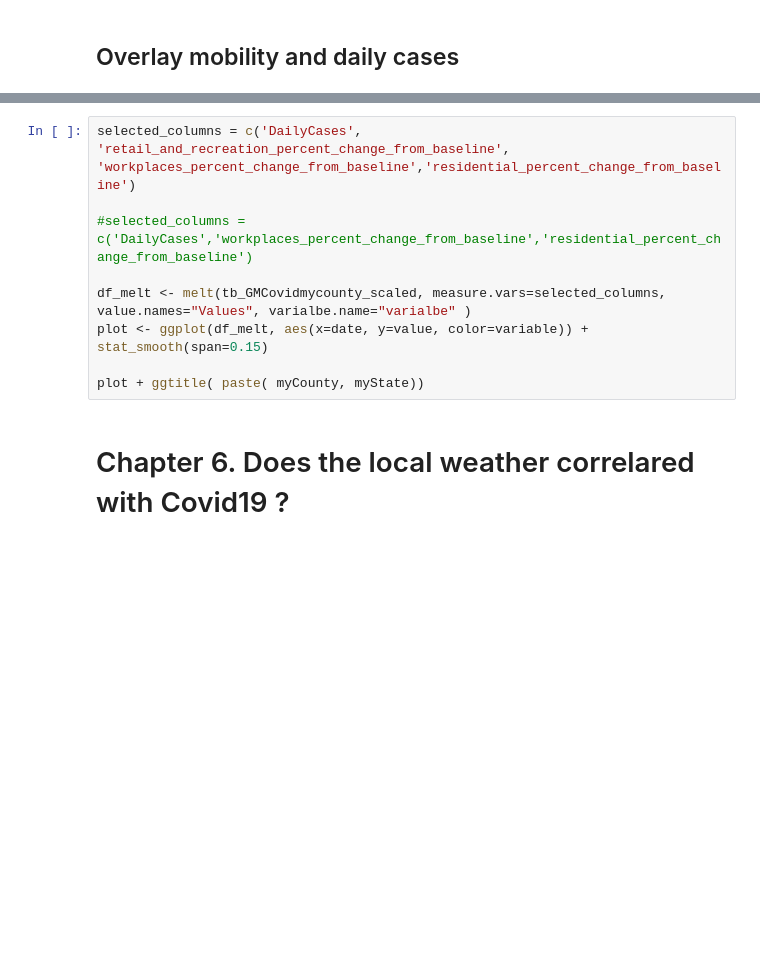
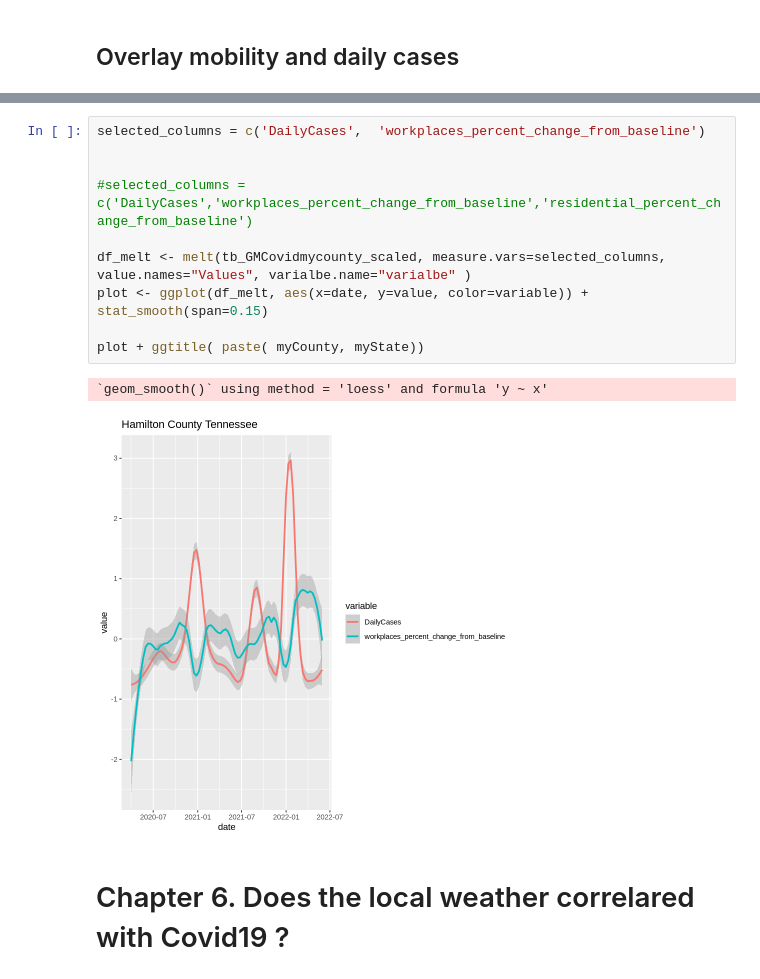
Before and after one commit to hongqin/R_COVID19_student_bootcamp2022June, a Jupyter notebook: R_coding_bootcamp_2022June.ipynb, the cells around one changed output, grey strips where cells are left out. Saved outputs shown, nothing was run; the diff lists cells and outputs as text; blank space fills up the shorter version.

```diff
--- a/R_coding_bootcamp_2022June.ipynb
+++ b/R_coding_bootcamp_2022June.ipynb
@@ -926,13 +954,16 @@ names(tb_GMCovidmycounty_scaled )
 # %%
-selected_columns = c('DailyCases', 'retail_and_recreation_percent_change_from_baseline',
-'workplaces_percent_change_from_baseline','residential_percent_change_from_baseline')
+selected_columns = c('DailyCases',  'workplaces_percent_change_from_baseline')
+
 
 #selected_columns = c('DailyCases','workplaces_percent_change_from_baseline','residential_percent_change_from_baseline')
 
 df_melt <- melt(tb_GMCovidmycounty_scaled, measure.vars=selected_columns, value.names="Values", varialbe.name="varialbe" )
 plot <- ggplot(df_melt, aes(x=date, y=value, color=variable)) + stat_smooth(span=0.15)
 
 plot + ggtitle( paste( myCounty, myState))
+# %% [output]
+`geom_smooth()` using method = 'loess' and formula 'y ~ x'
+[figure, added]
 # %% [markdown]
 # Chapter 6. Does the local weather correlared with Covid19 ?
 # %% [markdown]
```
Also changed, not shown: parts of 6 cells of this notebook.
